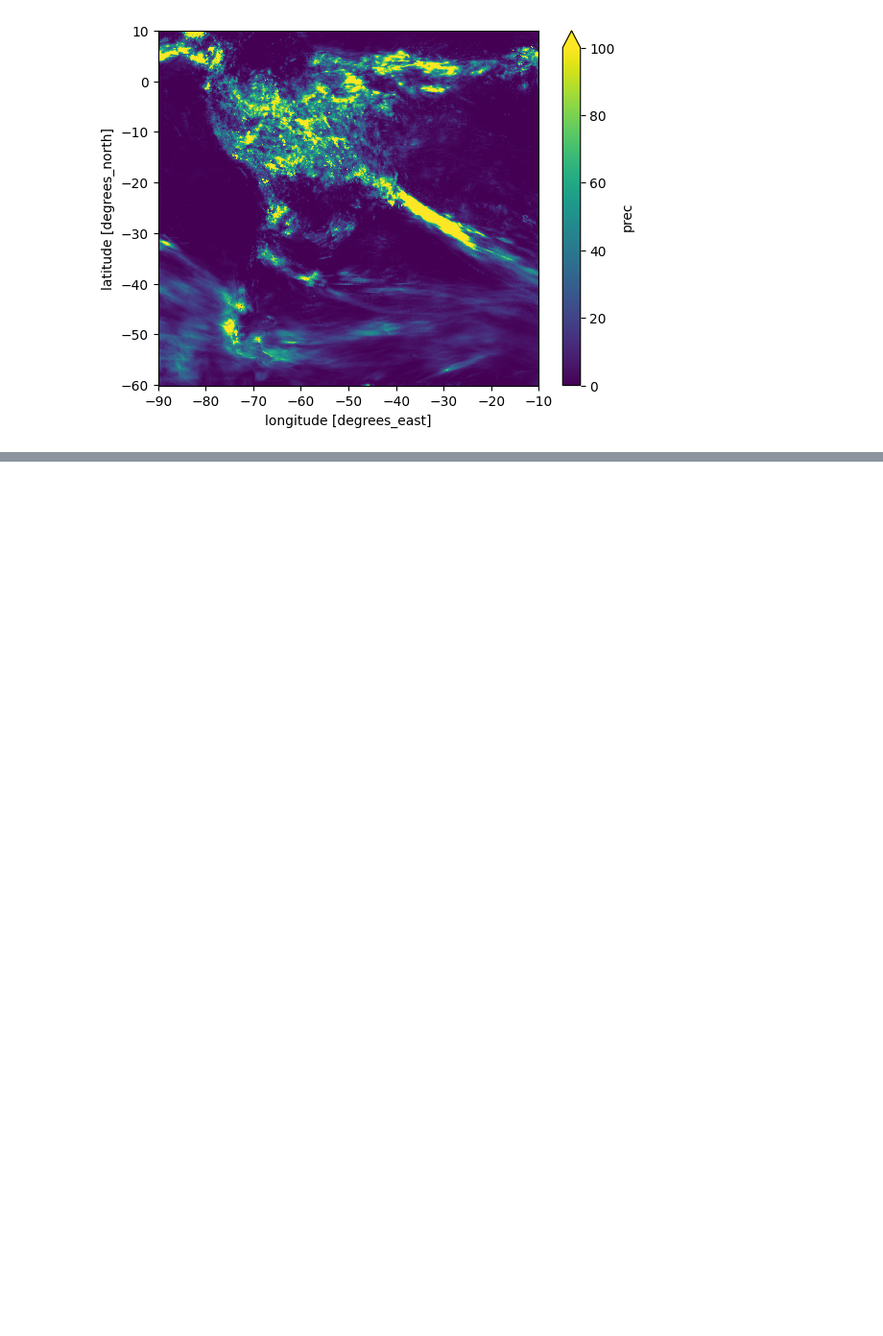
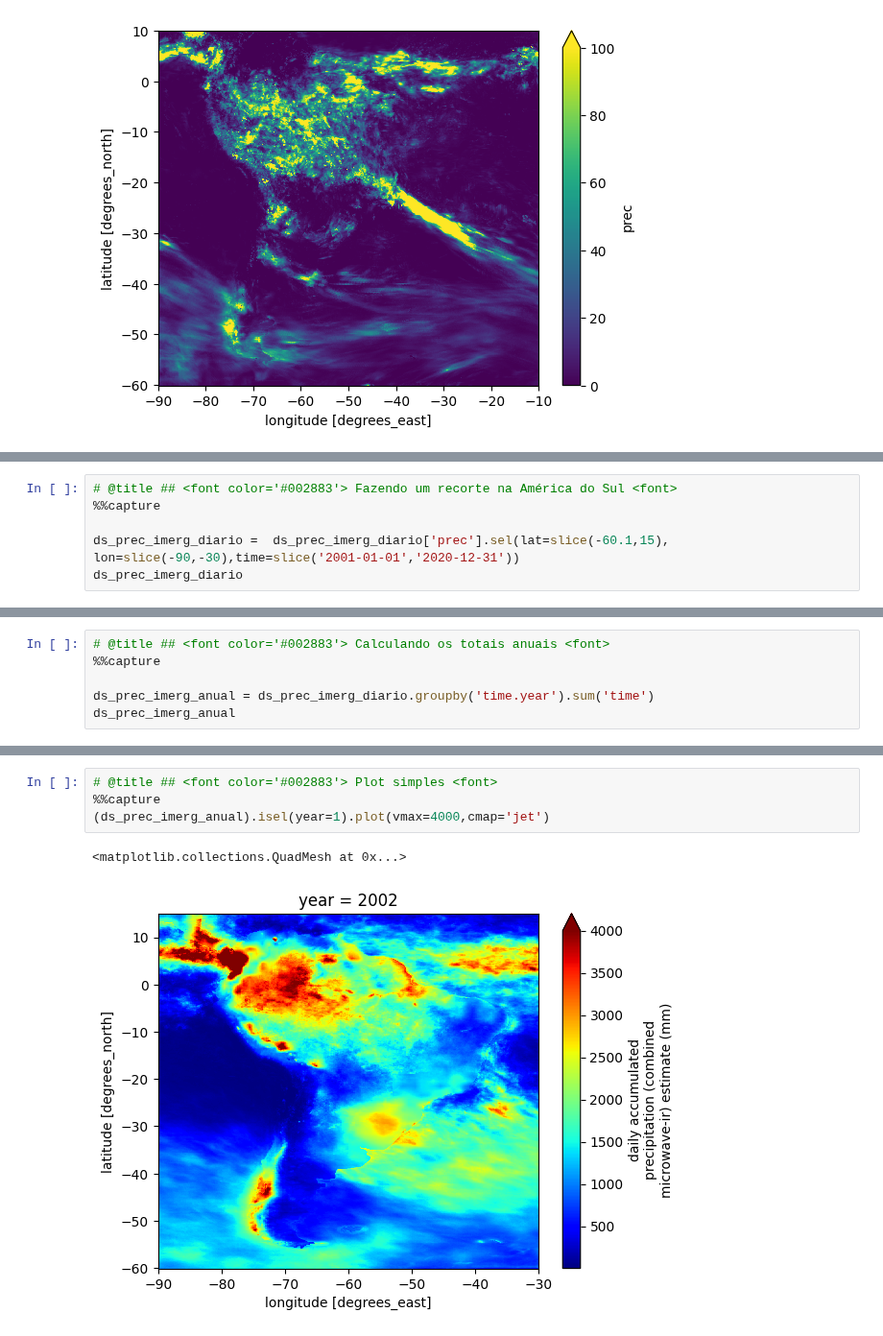
Before and after one commit to RonaldRN/Monitorias_IAG-USP, a Jupyter notebook: Meteorologia-Sinotica-III/2025/Climatology_IMERG_Final_Run.ipynb, the cells around one changed output, grey strips where cells are left out. Shown at 96% size. Saved outputs shown, nothing was run; the diff lists cells and outputs as text; blank space fills up the shorter version.

```diff
--- a/Meteorologia-Sinotica-III/2025/Climatology_IMERG_Final_Run.ipynb
+++ b/Meteorologia-Sinotica-III/2025/Climatology_IMERG_Final_Run.ipynb
@@ -454,0 +571,6 @@ Coordinates:
+# %%
+# @title ## <font color='#002883'> Fazendo um recorte na América do Sul <font>
+%%capture
+
+ds_prec_imerg_diario =  ds_prec_imerg_diario['prec'].sel(lat=slice(-60.1,15), lon=slice(-90,-30),time=slice('2001-01-01','2020-12-31'))
+ds_prec_imerg_diario
@@ -454,0 +586,6 @@ Coordinates:
+# %%
+# @title ## <font color='#002883'> Calculando os totais anuais <font>
+%%capture
+
+ds_prec_imerg_anual = ds_prec_imerg_diario.groupby('time.year').sum('time')
+ds_prec_imerg_anual
@@ -454,0 +610,7 @@ Coordinates:
+# %%
+# @title ## <font color='#002883'> Plot simples <font>
+%%capture
+(ds_prec_imerg_anual).isel(year=1).plot(vmax=4000,cmap='jet')
+# %% [output]
+<matplotlib.collections.QuadMesh at 0x...>
+[figure, added]
```
Also changed, not shown: parts of 73 cells of this notebook, 1 other file.
